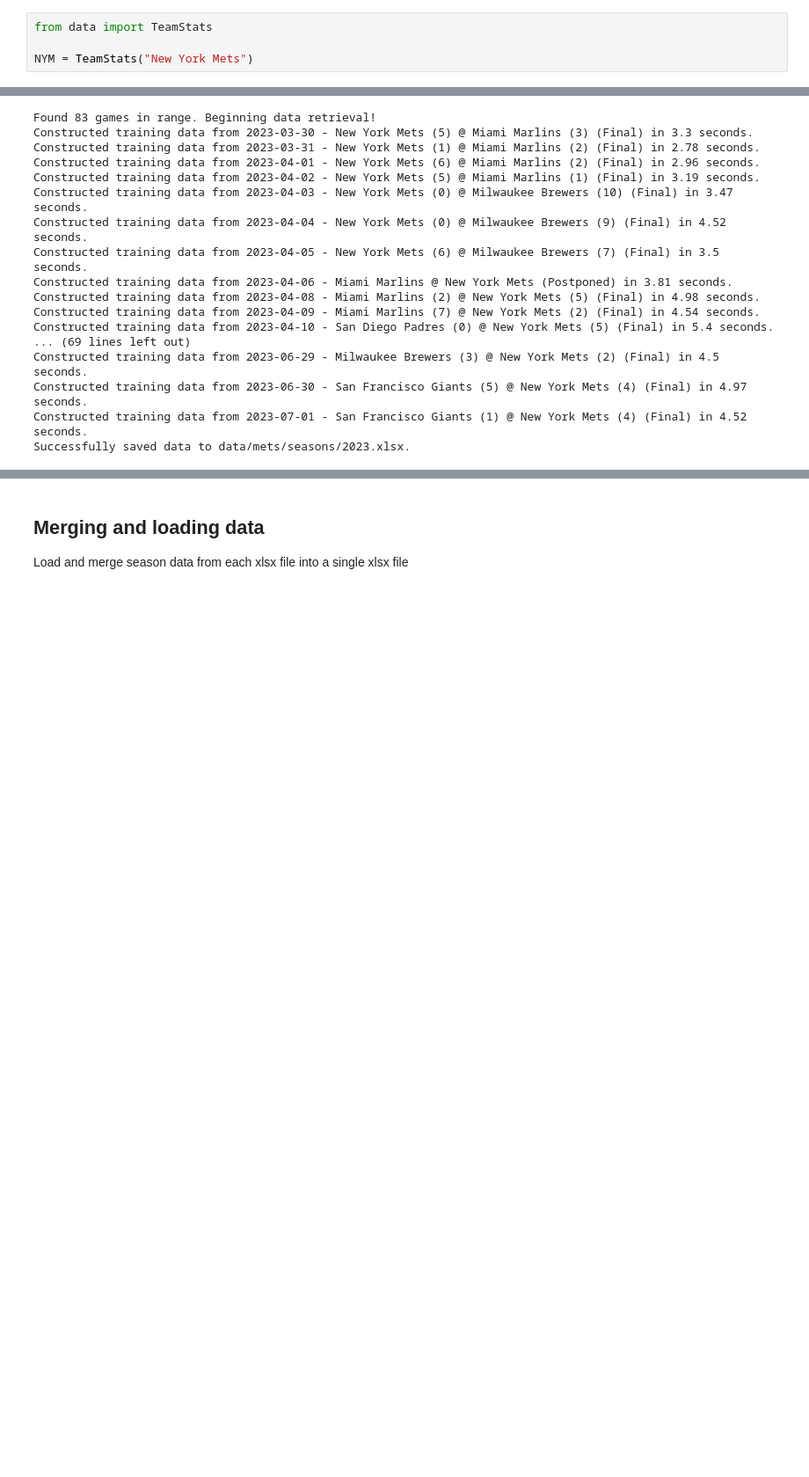
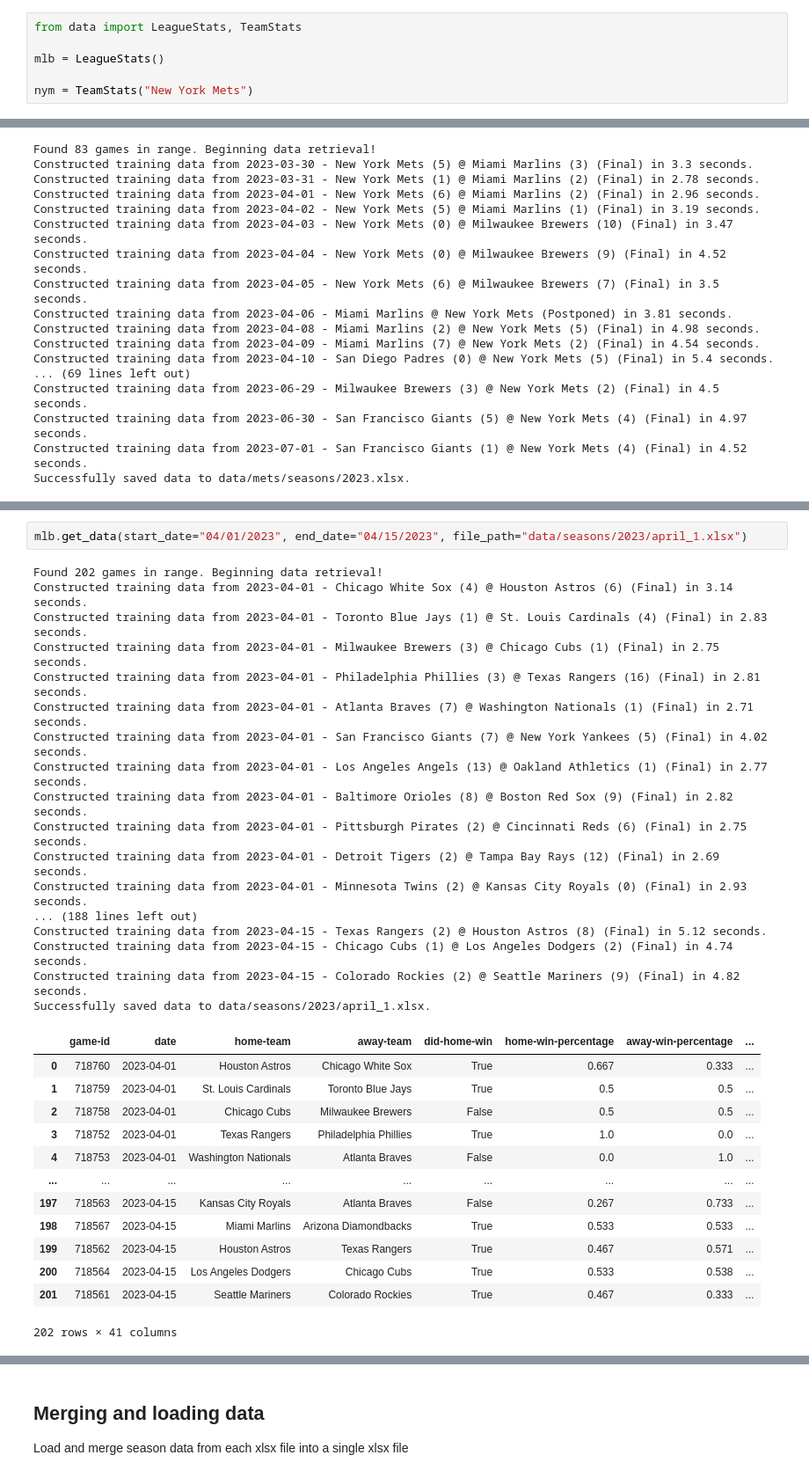
Before and after one commit to StevenDeFalco/predictMLB, a Jupyter notebook: mlb-predict.ipynb, the cells around one changed output, grey strips where cells are left out. Shown: that part at 88% size. Drawn from its saved outputs; the diff is of its cells as text; blank space fills up the shorter version.

Commit message:
retrieved data for mlb 2023 season and trained model on that data

```diff
--- a/mlb-predict.ipynb
+++ b/mlb-predict.ipynb
@@ -15,7 +15,9 @@
 * graph performance of the model on testing set
 * make predictions!
 # %%
-from data import TeamStats
+from data import LeagueStats, TeamStats
 
-NYM = TeamStats("New York Mets")
+mlb = LeagueStats()
+
+nym = TeamStats("New York Mets")
 # %% [markdown]
@@ -163,0 +172,33 @@ Successfully saved data to data/mets/seasons/2023.xlsx.
+# %%
+mlb.get_data(start_date="04/01/2023", end_date="04/15/2023", file_path="data/seasons/2023/april_1.xlsx")
+# %% [output]
+Found 202 games in range. Beginning data retrieval!
+Constructed training data from 2023-04-01 - Chicago White Sox (4) @ Houston Astros (6) (Final) in 3.14 seconds.
+Constructed training data from 2023-04-01 - Toronto Blue Jays (1) @ St. Louis Cardinals (4) (Final) in 2.83 seconds.
+Constructed training data from 2023-04-01 - Milwaukee Brewers (3) @ Chicago Cubs (1) (Final) in 2.75 seconds.
+Constructed training data from 2023-04-01 - Philadelphia Phillies (3) @ Texas Rangers (16) (Final) in 2.81 seconds.
+Constructed training data from 2023-04-01 - Atlanta Braves (7) @ Washington Nationals (1) (Final) in 2.71 seconds.
+Constructed training data from 2023-04-01 - San Francisco Giants (7) @ New York Yankees (5) (Final) in 4.02 seconds.
+Constructed training data from 2023-04-01 - Los Angeles Angels (13) @ Oakland Athletics (1) (Final) in 2.77 seconds.
+Constructed training data from 2023-04-01 - Baltimore Orioles (8) @ Boston Red Sox (9) (Final) in 2.82 seconds.
+Constructed training data from 2023-04-01 - Pittsburgh Pirates (2) @ Cincinnati Reds (6) (Final) in 2.75 seconds.
+Constructed training data from 2023-04-01 - Detroit Tigers (2) @ Tampa Bay Rays (12) (Final) in 2.69 seconds.
+Constructed training data from 2023-04-01 - Minnesota Twins (2) @ Kansas City Royals (0) (Final) in 2.93 seconds.
+... (188 lines left out)
+Constructed training data from 2023-04-15 - Texas Rangers (2) @ Houston Astros (8) (Final) in 5.12 seconds.
+Constructed training data from 2023-04-15 - Chicago Cubs (1) @ Los Angeles Dodgers (2) (Final) in 4.74 seconds.
+Constructed training data from 2023-04-15 - Colorado Rockies (2) @ Seattle Mariners (9) (Final) in 4.82 seconds.
+Successfully saved data to data/seasons/2023/april_1.xlsx.
+|  | game-id | date | home-team | away-team | did-home-win | home-win-percentage | away-win-percentage | ... |
+| 0 | 718760 | 2023-04-01 | Houston Astros | Chicago White Sox | True | 0.667 | 0.333 | ... |
+| 1 | 718759 | 2023-04-01 | St. Louis Cardinals | Toronto Blue Jays | True | 0.5 | 0.5 | ... |
+| 2 | 718758 | 2023-04-01 | Chicago Cubs | Milwaukee Brewers | False | 0.5 | 0.5 | ... |
+| 3 | 718752 | 2023-04-01 | Texas Rangers | Philadelphia Phillies | True | 1.0 | 0.0 | ... |
+| 4 | 718753 | 2023-04-01 | Washington Nationals | Atlanta Braves | False | 0.0 | 1.0 | ... |
+| ... | ... | ... | ... | ... | ... | ... | ... | ... |
+| 197 | 718563 | 2023-04-15 | Kansas City Royals | Atlanta Braves | False | 0.267 | 0.733 | ... |
+| 198 | 718567 | 2023-04-15 | Miami Marlins | Arizona Diamondbacks | True | 0.533 | 0.533 | ... |
+| 199 | 718562 | 2023-04-15 | Houston Astros | Texas Rangers | True | 0.467 | 0.571 | ... |
+| 200 | 718564 | 2023-04-15 | Los Angeles Dodgers | Chicago Cubs | True | 0.533 | 0.538 | ... |
+| 201 | 718561 | 2023-04-15 | Seattle Mariners | Colorado Rockies | True | 0.467 | 0.333 | ... |
+202 rows × 41 columns
```
Also changed, not shown: parts of 52 cells of this notebook.
